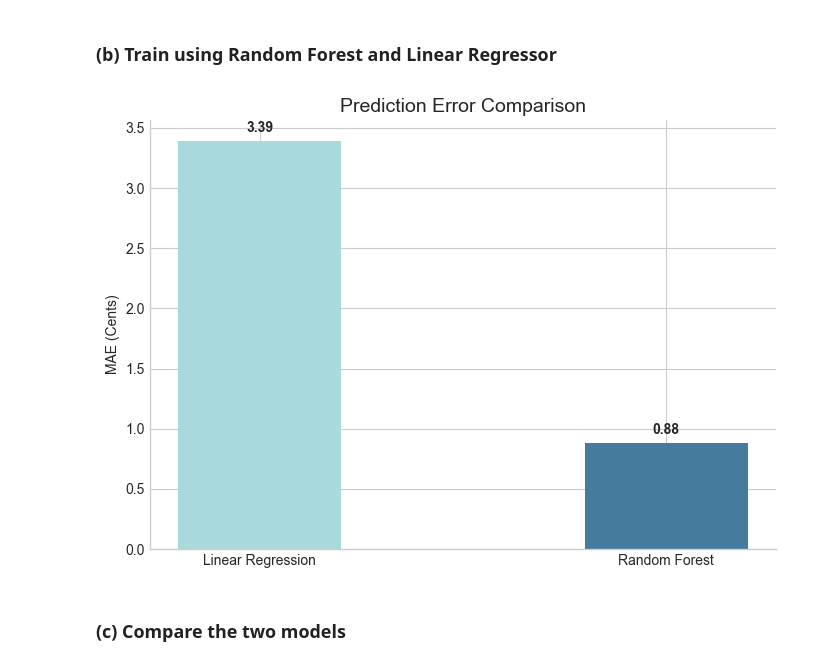
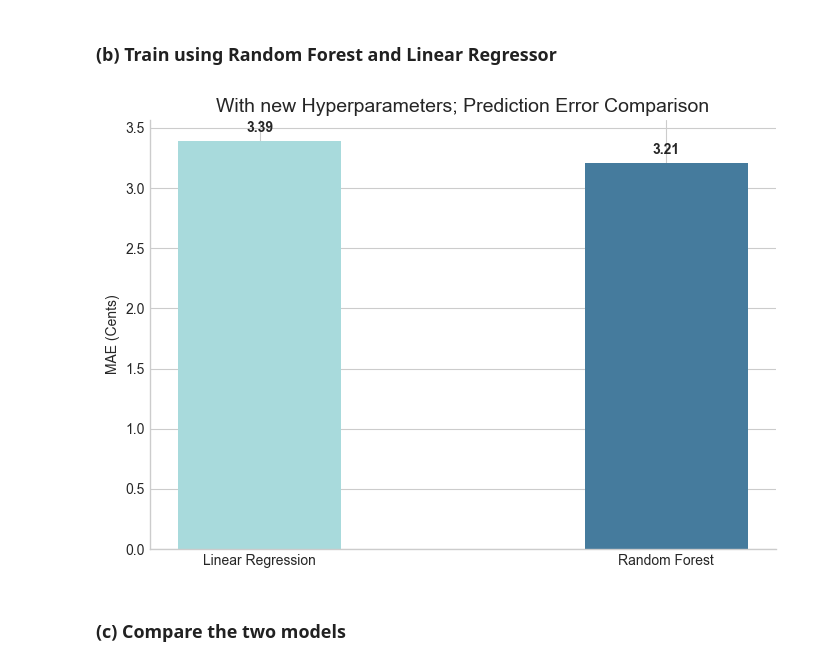
Before and after one commit to tim-fan1/engg2112, a Jupyter notebook: train_rand_split.ipynb, the cells around one changed output. Saved outputs shown, nothing was run; the diff lists cells and outputs as text; code cells hidden in the pictures.

```diff
--- a/train_rand_split.ipynb
+++ b/train_rand_split.ipynb
@@ -35,7 +35,16 @@ from sklearn.linear_model import LinearRegression
 from sklearn.preprocessing import StandardScaler # <-- Import Scaler
 
 # === Train RF model on unscaled features ===
-rf_model = RandomForestRegressor(n_estimators=100, random_state=42, n_jobs=-1)
+rf_model = RandomForestRegressor(
+    n_estimators=300,
+    max_depth=7,
+    min_samples_split=2,
+    min_samples_leaf=30,
+    max_features=0.6,
+    bootstrap=True,
+    random_state=42,
+    n_jobs=-1
+)
 rf_model.fit(X_train, y_train)
 
 rf_predictions = rf_model.predict(X_test)
@@ -55,35 +64,35 @@ lr_model = LinearRegression()
 lr_model.fit(X_train_scaled, y_train)
 
 lr_predictions = lr_model.predict(X_test_scaled)
 # ==========================================
 
 from sklearn.metrics import mean_absolute_error
 
 rf_mae = mean_absolute_error(y_test, rf_predictions)
 lr_mae = mean_absolute_error(y_test, lr_predictions)
 
 plt.figure(figsize=(7, 5))
 results = {'Linear Regression': lr_mae, 'Random Forest': rf_mae}
 colors = ['#A8DADC', '#457B9D']
 
 bars = plt.bar(results.keys(), results.values(), color=colors, width=0.4)
 
 # Scientific styling
-plt.title('Prediction Error Comparison', fontsize=14)
+plt.title('With new Hyperparameters; Prediction Error Comparison', fontsize=14)
 plt.ylabel('MAE (Cents)')
 plt.gca().spines['top'].set_visible(False)
 plt.gca().spines['right'].set_visible(False)
 
 # Add values
 for bar in bars:
     yval = bar.get_height()
     plt.text(bar.get_x() + bar.get_width()/2, yval + 0.05, f'{yval:.2f}',
              ha='center', va='bottom', fontweight='bold')
 
 plt.tight_layout()
 plt.show()
 # %% [output]
-[figure, old version]
+[figure, new version]
 # %% [markdown]
 ### (c) Compare the two models
 # %%
```
Also changed, not shown: parts of 5 cells of this notebook, 1 other file.
